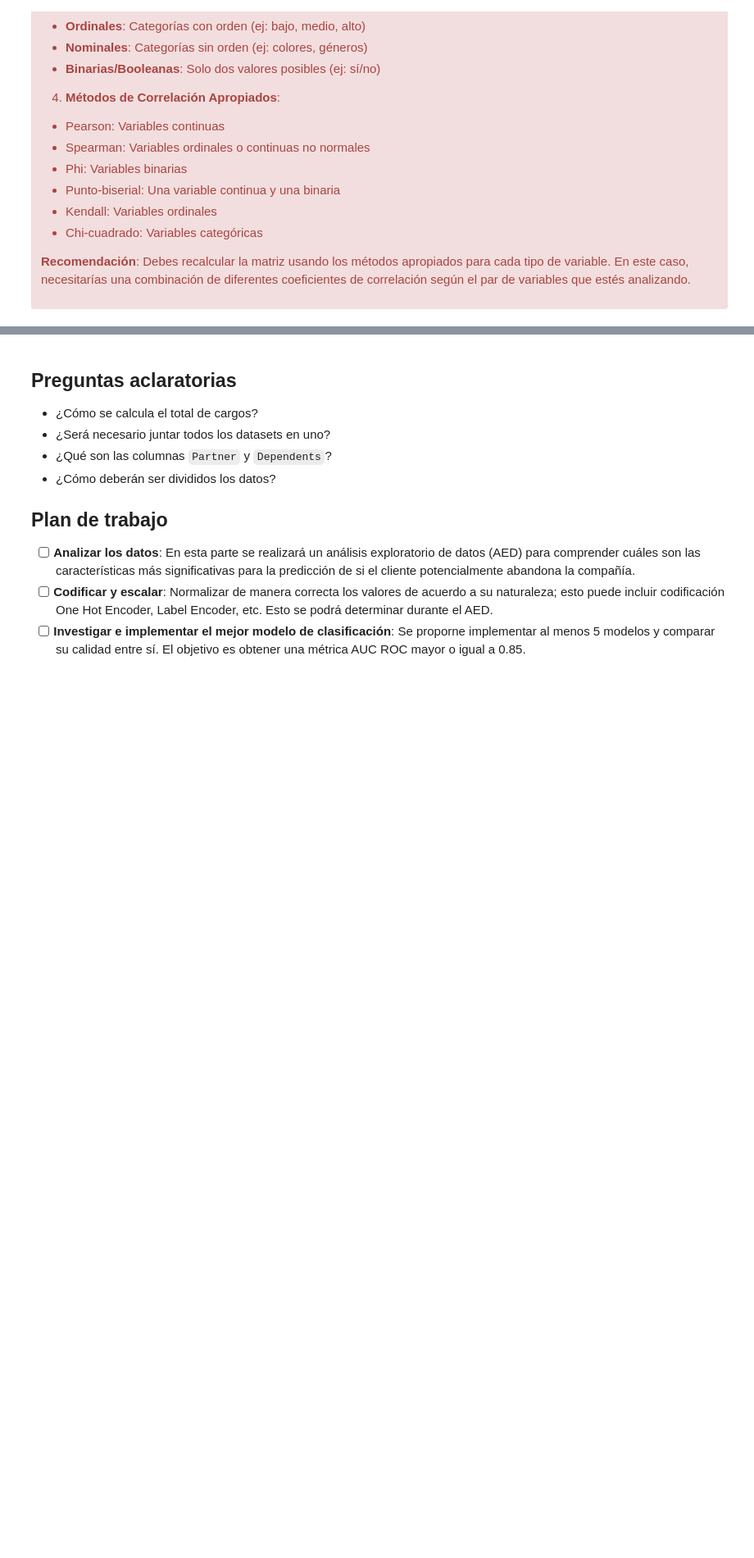
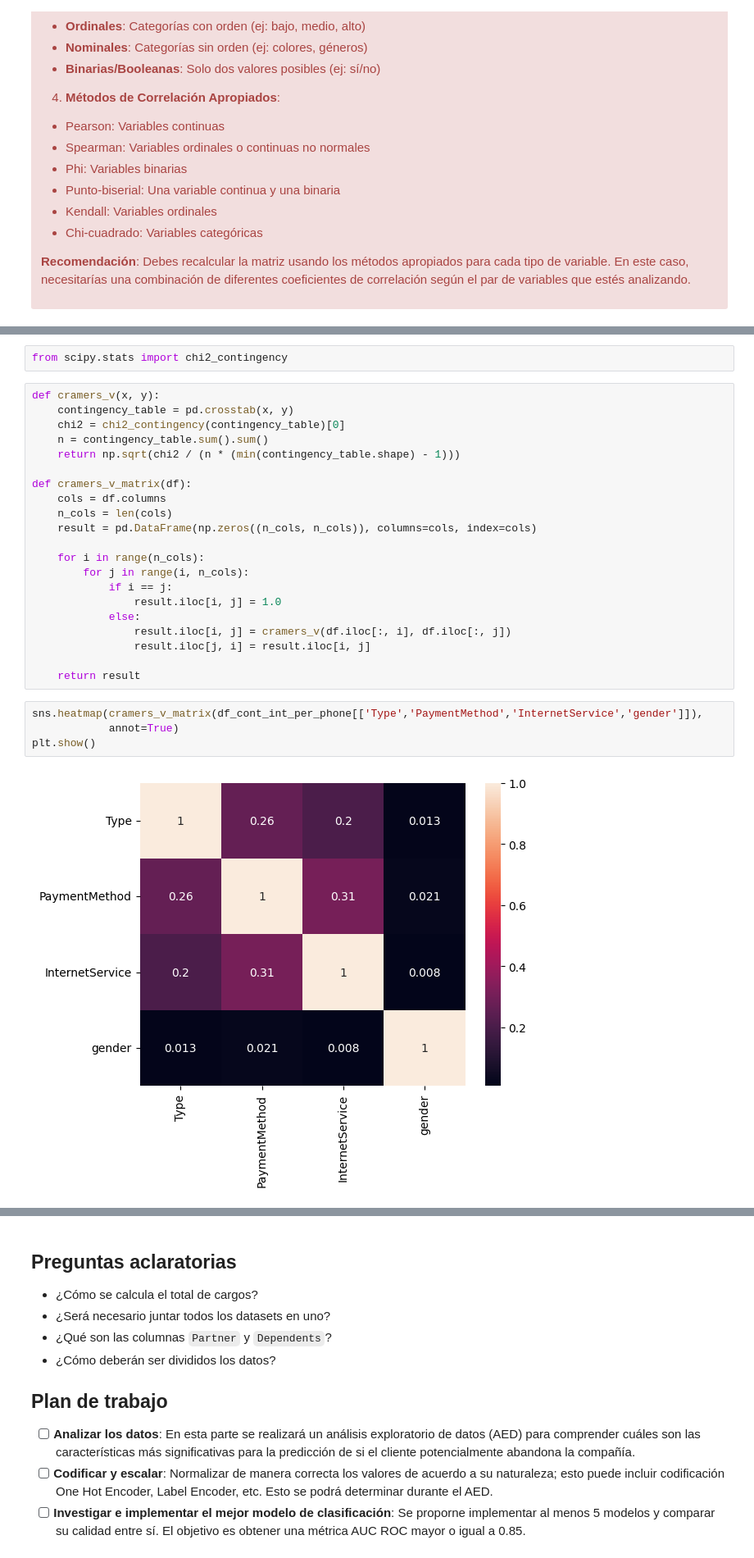
Before and after one commit to rodo-nunez/client_leack_prediction, a Jupyter notebook: telecom.ipynb, the cells around one changed output, grey strips where cells are left out. Shown at 82% size. Saved outputs shown, nothing was run; the diff lists cells and outputs as text; blank space fills up the shorter version.

```diff
--- a/telecom.ipynb
+++ b/telecom.ipynb
@@ -483,0 +560,29 @@ Debes recalcular la matriz usando los métodos apropiados para cada tipo de vari
+# %%
+from scipy.stats import chi2_contingency
+# %%
+def cramers_v(x, y):
+    contingency_table = pd.crosstab(x, y)
+    chi2 = chi2_contingency(contingency_table)[0]
+    n = contingency_table.sum().sum()
+    return np.sqrt(chi2 / (n * (min(contingency_table.shape) - 1)))
+
+def cramers_v_matrix(df):
+    cols = df.columns
+    n_cols = len(cols)
+    result = pd.DataFrame(np.zeros((n_cols, n_cols)), columns=cols, index=cols)
+
+    for i in range(n_cols):
+        for j in range(i, n_cols):
+            if i == j:
+                result.iloc[i, j] = 1.0
+            else:
+                result.iloc[i, j] = cramers_v(df.iloc[:, i], df.iloc[:, j])
+                result.iloc[j, i] = result.iloc[i, j]
+
+    return result
+# %%
+sns.heatmap(cramers_v_matrix(df_cont_int_per_phone[['Type','PaymentMethod','InternetService','gender']]),
+            annot=True)
+plt.show()
+# %% [output]
+[figure, added]
```
Also changed, not shown: parts of 39 cells of this notebook.
